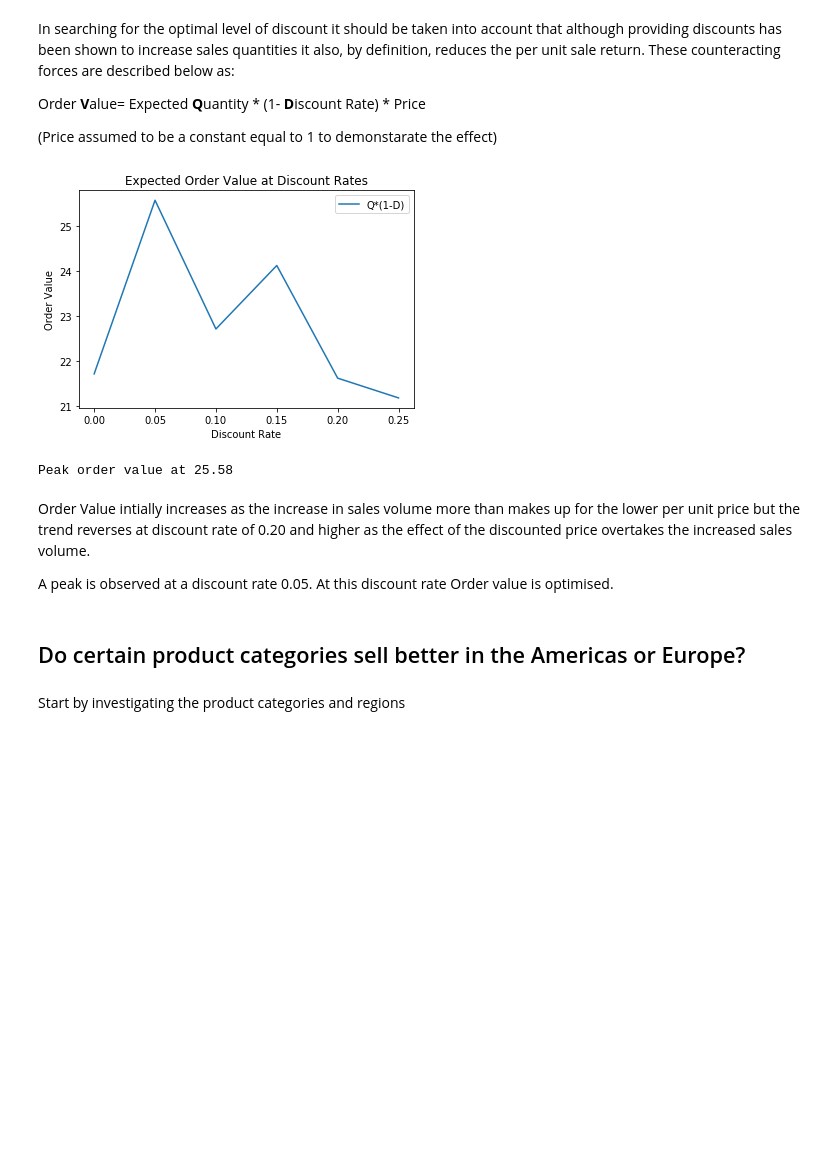
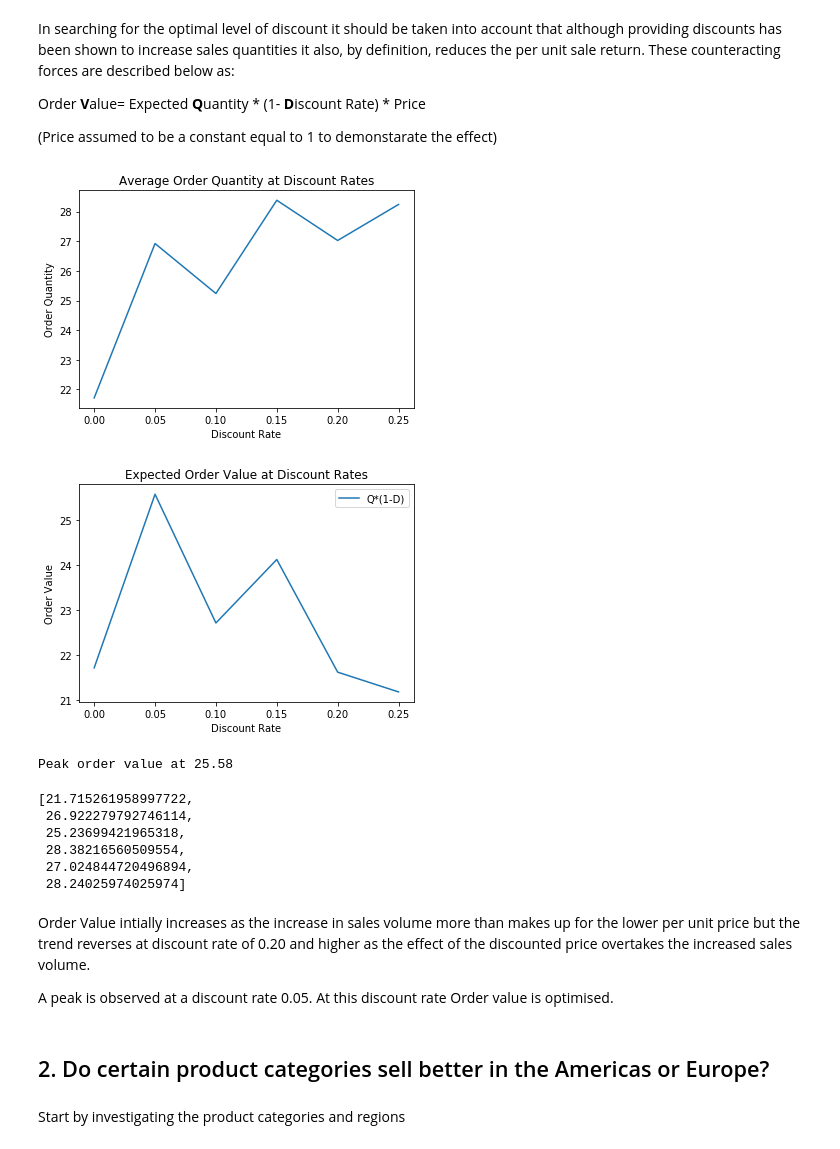
Before and after one commit to ktzioumis/Northwind-Traders, a Jupyter notebook: Project2.ipynb, the cells around one changed output. Cells and saved outputs as stored; diff of their text form; code cells hidden in the pictures; blank space fills up the shorter version.

```diff
--- a/Project2.ipynb
+++ b/Project2.ipynb
@@ -233,25 +239,40 @@ Order <b>V</b>alue= Expected <b>Q</b>uantity * (1- <b>D</b>iscount Rate) * Price
 # %%
 rates=np.array([0,0.05,0.1,0.15,0.2,0.25])
 means=[]
 for disc in [Q_nodiscount,Q_5pc_discount,Q_10pc_discount, Q_15pc_discount, Q_20pc_discount,Q_25pc_discount]:
     means.append(np.mean(disc))
 expected=np.array(means)*(1-rates)
+plt.plot(rates,means)
+plt.title('Average Order Quantity at Discount Rates')
+plt.ylabel('Order Quantity')
+plt.xlabel('Discount Rate')
+plt.show()
 plt.plot(rates,expected,label='Q*(1-D)')
 plt.title('Expected Order Value at Discount Rates')
 plt.ylabel('Order Value')
 plt.xlabel('Discount Rate')
 plt.legend()
 plt.show()
 print(f'Peak order value at {round(expected.max(),2)}')
 # %% [output]
-[figure, old version]
+[figure, new version]
+[figure, added]
 Peak order value at 25.58
+# %%
+means
+# %% [output]
+[21.715261958997722,
+ 26.922279792746114,
+ 25.23699421965318,
+ 28.38216560509554,
+ 27.024844720496894,
+ 28.24025974025974]
 # %% [markdown]
 Order Value intially increases as the increase in sales volume more than makes up for the lower per unit price but the trend reverses at discount rate of 0.20 and higher as the effect of the discounted price overtakes the increased sales volume.
 
 A peak is observed at a discount rate 0.05. At this discount rate Order value is optimised.
 # %% [markdown]
-## Do certain product categories sell better in the Americas or Europe?
+## 2. Do certain product categories sell better in the Americas or Europe?
 # %% [markdown]
 Start by investigating the product categories and regions
 # %%
```
Also changed, not shown: parts of 16 cells of this notebook, 1 other file.
